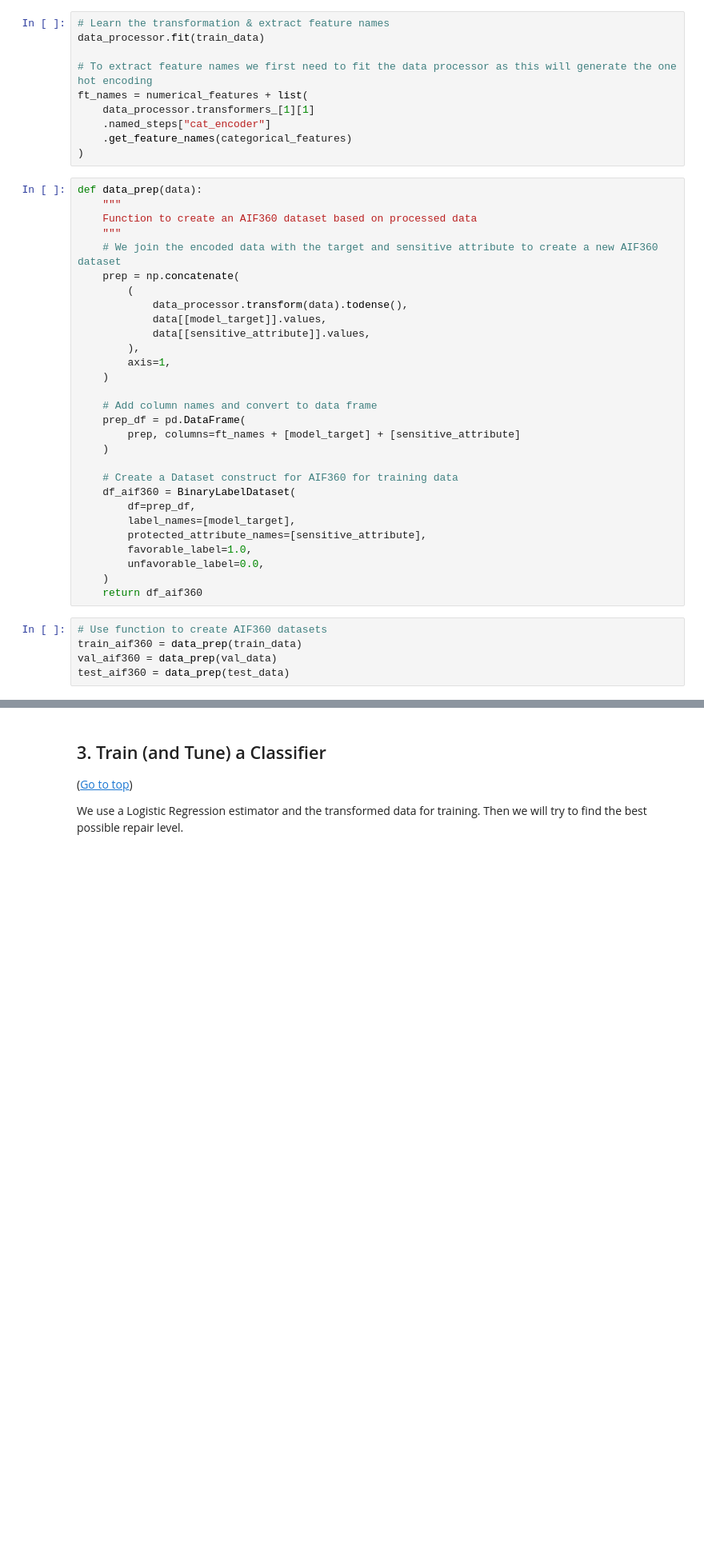
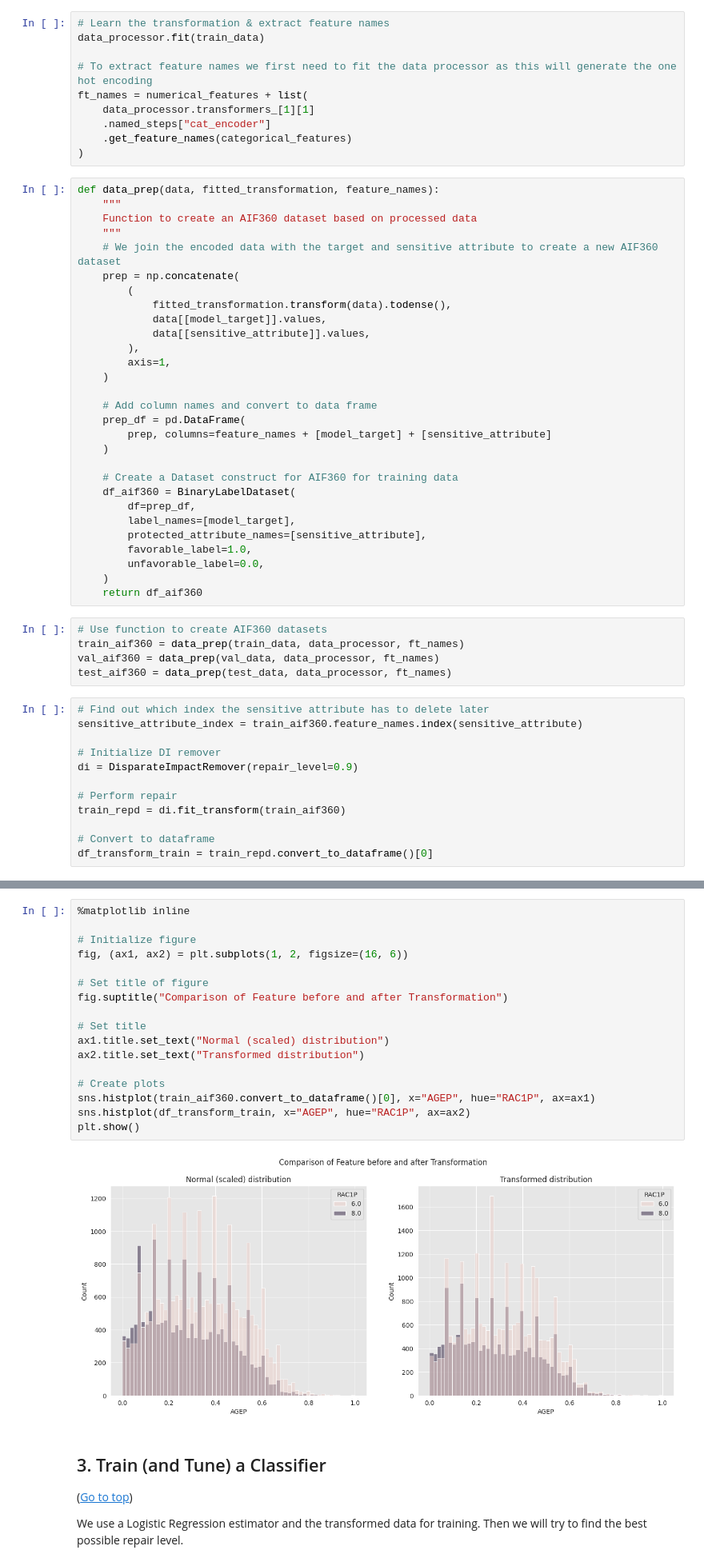
Before and after one commit to aws-samples/aws-machine-learning-university-responsible-ai, a Jupyter notebook: notebooks/day_2/MLA-RESML-DI.ipynb, the cells around one changed output, grey strips where cells are left out. Shown at 80% size. Saved outputs shown, nothing was run; the diff lists cells and outputs as text; blank space fills up the shorter version.

Commit message:
added fairness tuning, new comparison plots, deep dive feature transformation

```diff
--- a/notebooks/day_2/MLA-RESML-DI.ipynb
+++ b/notebooks/day_2/MLA-RESML-DI.ipynb
@@ -428,14 +430,14 @@ ft_names = numerical_features + list(
     .get_feature_names(categorical_features)
 )
 # %%
-def data_prep(data):
+def data_prep(data, fitted_transformation, feature_names):
     """
     Function to create an AIF360 dataset based on processed data
     """
     # We join the encoded data with the target and sensitive attribute to create a new AIF360 dataset
     prep = np.concatenate(
         (
-            data_processor.transform(data).todense(),
+            fitted_transformation.transform(data).todense(),
             data[[model_target]].values,
             data[[sensitive_attribute]].values,
         ),
@@ -444,7 +446,7 @@ def data_prep(data):
 
     # Add column names and convert to data frame
     prep_df = pd.DataFrame(
-        prep, columns=ft_names + [model_target] + [sensitive_attribute]
+        prep, columns=feature_names + [model_target] + [sensitive_attribute]
     )
 
     # Create a Dataset construct for AIF360 for training data
@@ -458,6 +460,18 @@ def data_prep(data):
     return df_aif360
 # %%
 # Use function to create AIF360 datasets
-train_aif360 = data_prep(train_data)
-val_aif360 = data_prep(val_data)
-test_aif360 = data_prep(test_data)
+train_aif360 = data_prep(train_data, data_processor, ft_names)
+val_aif360 = data_prep(val_data, data_processor, ft_names)
+test_aif360 = data_prep(test_data, data_processor, ft_names)
+# %%
+# Find out which index the sensitive attribute has to delete later
+sensitive_attribute_index = train_aif360.feature_names.index(sensitive_attribute)
+
+# Initialize DI remover
+di = DisparateImpactRemover(repair_level=0.9)
+
+# Perform repair
+train_repd = di.fit_transform(train_aif360)
+
+# Convert to dataframe
+df_transform_train = train_repd.convert_to_dataframe()[0]
@@ -464,3 +480,22 @@ test_aif360 = data_prep(test_data)
+# %%
+%matplotlib inline
+
+# Initialize figure
+fig, (ax1, ax2) = plt.subplots(1, 2, figsize=(16, 6))
+
+# Set title of figure
+fig.suptitle("Comparison of Feature before and after Transformation")
+
+# Set title
+ax1.title.set_text("Normal (scaled) distribution")
+ax2.title.set_text("Transformed distribution")
+
+# Create plots
+sns.histplot(train_aif360.convert_to_dataframe()[0], x="AGEP", hue="RAC1P", ax=ax1)
+sns.histplot(df_transform_train, x="AGEP", hue="RAC1P", ax=ax2)
+plt.show()
+# %% [output]
+[figure, added]
 # %% [markdown]
 ## 3. <a name="3">Train (and Tune) a Classifier</a>
 (<a href="#0">Go to top</a>)
```
Also changed, not shown: parts of 15 cells of this notebook.
